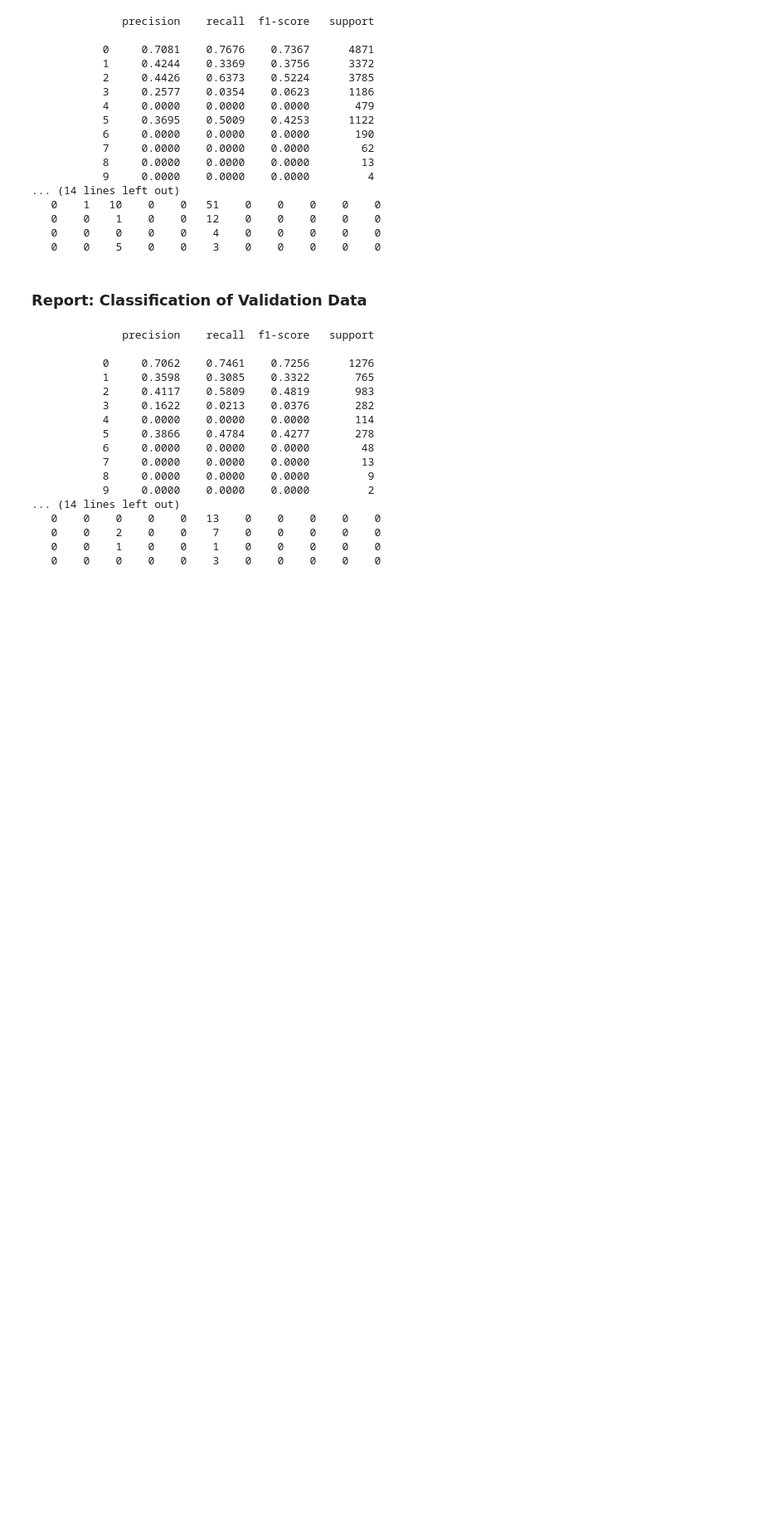
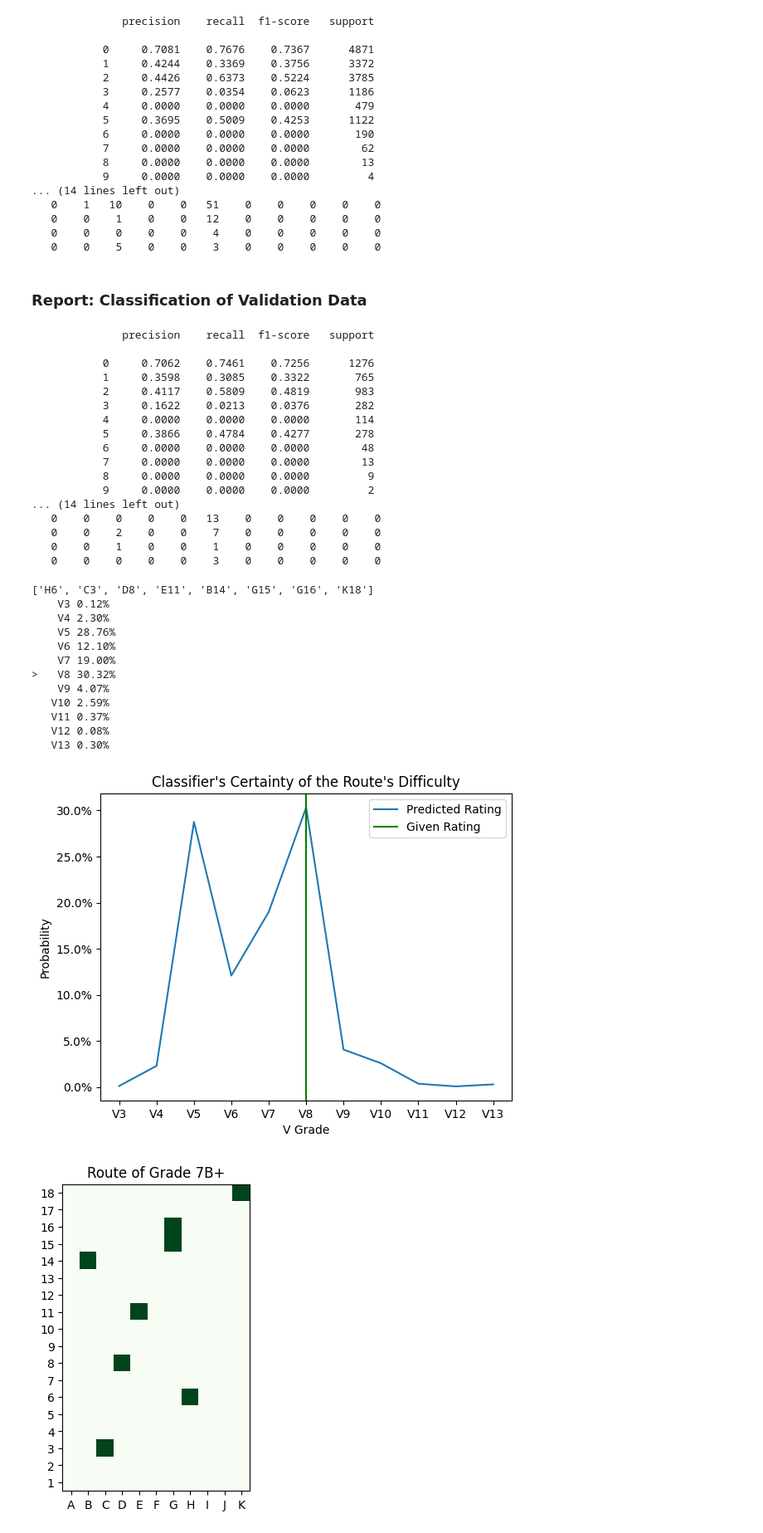
Before and after one commit to bglaus/MLforMoonboard, a Jupyter notebook: notebooks/3. MLP Classifier.ipynb, the cells around one changed output. Shown: that part at 83% size. Drawn from its saved outputs; the diff is of its cells as text; code cells hidden in the pictures; blank space fills up the shorter version.

Commit message:
added visualisation of the classifiers predicted grade probabilities for a given route

```diff
--- a/notebooks/3. MLP Classifier.ipynb
+++ b/notebooks/3. MLP Classifier.ipynb
@@ -131,3 +135,56 @@ for a in confusion_matrix(y_test, y_test_pred):
    0    0    2    0    0    7    0    0    0    0    0
    0    0    1    0    0    1    0    0    0    0    0
    0    0    0    0    0    3    0    0    0    0    0
+# %%
+# predict probabilities of grades for route at index route_i
+route_i = random.choice(list(df[df.v_grade > 3].index)) # choose a random route (harder then)
+
+route = df.Moves[route_i]
+embedded_route = pooled_embedding([route], hold_embeddings=hold_embeddings_matrix, pool_method='sum', weights=weights)
+
+y_true = df.v_grade[route_i]
+y_probas = classifier.predict_proba(embedded_route)
+
+# print the route
+print(route)
+
+# print out the probabilities
+n = len(y_probas[0])
+int_to_V_grade = {v: k for k, v in V_GRADE.items()}
+
+for i in range(n):
+    print('> ' if i == y_true else '  ', end='')
+    print(f'{int_to_V_grade[i]:>4} {y_probas[0][i]*100:.2f}%')
+
+# plot the probability distribution of the classifiers prediction
+plt.plot(y_probas[0], label='Predicted Rating')
+plt.axvline(x=y_true, color='green', label='Given Rating')
+
+plt.xlabel("V Grade")
+plt.xticks(list(V_GRADE.values()), list(V_GRADE.keys()))
+
+plt.ylabel("Probability")
+plt.gca().yaxis.set_major_formatter(mtick.PercentFormatter(xmax=1.0))
+plt.title("Classifier's Certainty of the Route's Difficulty")
+#plt.ylim(0,1)
+plt.legend()
+
+plt.show()
+
+# plot the route
+plot_route(df, route_i)
+# %% [output]
+['H6', 'C3', 'D8', 'E11', 'B14', 'G15', 'G16', 'K18']
+    V3 0.12%
+    V4 2.30%
+    V5 28.76%
+    V6 12.10%
+    V7 19.00%
+>   V8 30.32%
+    V9 4.07%
+   V10 2.59%
+   V11 0.37%
+   V12 0.08%
+   V13 0.30%
+[figure, added]
+[figure, added]
```
Also changed, not shown: parts of 1 cell of this notebook.
